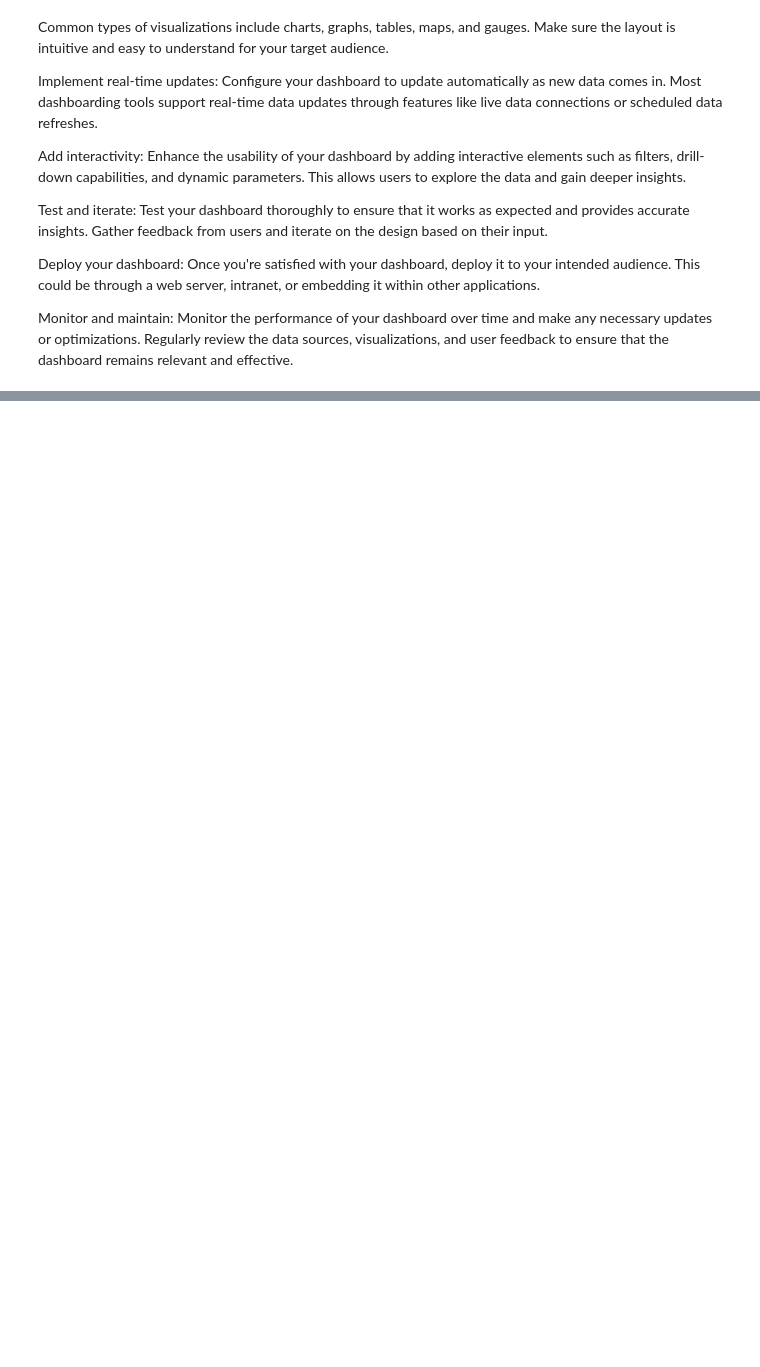
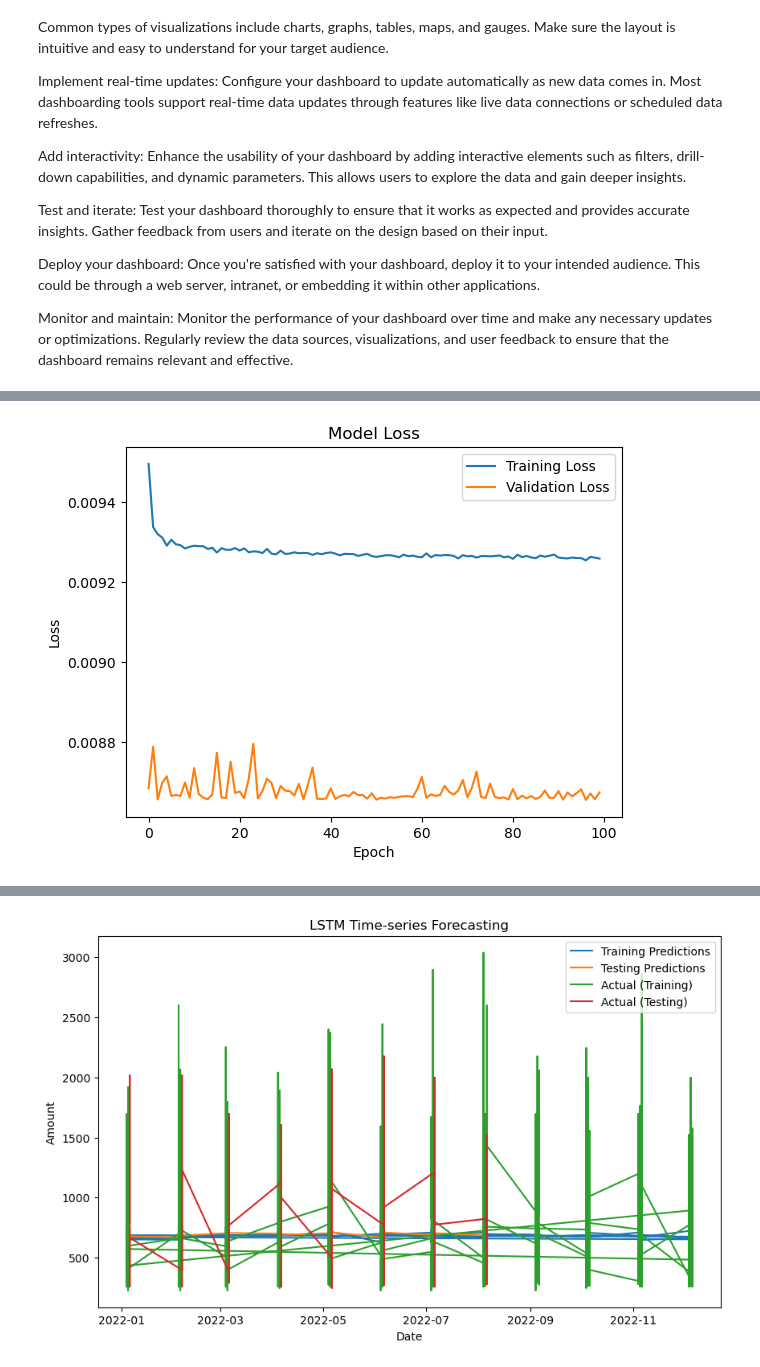
Before and after one commit to Deepak01tech/Real-time-data-analysis-dashboard-, a Jupyter notebook: Real Time Dashboard.ipynb, the cells around one changed output, grey strips where cells are left out. Cells and saved outputs as stored; diff of their text form; code cells hidden in the pictures; blank space fills up the shorter version.

```diff
--- a/Real Time Dashboard.ipynb
+++ b/Real Time Dashboard.ipynb
@@ -526,0 +483,77 @@ TypeError: 'module' object is not callable
+# %%
+import numpy as np
+import pandas as pd
+import matplotlib.pyplot as plt
+from sklearn.preprocessing import MinMaxScaler
+from tensorflow.keras.models import Sequential
+from tensorflow.keras.layers import LSTM, Dense
+
+# Assuming 'data' contains your time-series data with 'Date' as index and 'Amount' as target variable
+# Preprocessing data
+scaler = MinMaxScaler()
+scaled_data = scaler.fit_transform(data[['Amount']])
+
+# Splitting data into training and testing sets
+train_size = int(len(scaled_data) * 0.8)
+test_size = len(scaled_data) - train_size
+train_data, test_data = scaled_data[0:train_size, :], scaled_data[train_size:len(scaled_data), :]
+
+# Function to create sequences for LSTM
+def create_sequences(data, seq_length):
+    X, y = [], []
+    for i in range(len(data) - seq_length):
+        X.append(data[i:(i + seq_length), 0])
+        y.append(data[i + seq_length, 0])
+    return np.array(X), np.array(y)
+
+seq_length = 10  # Number of time steps to look back
+X_train, y_train = create_sequences(train_data, seq_length)
+X_test, y_test = create_sequences(test_data, seq_length)
+
+# Reshape input data to be 3D for LSTM [samples, time steps, features]
+X_train = np.reshape(X_train, (X_train.shape[0], X_train.shape[1], 1))
+X_test = np.reshape(X_test, (X_test.shape[0], X_test.shape[1], 1))
+
+# Define the LSTM model
+model = Sequential()
+model.add(LSTM(units=50, return_sequences=True, input_shape=(seq_length, 1)))
+model.add(LSTM(units=50))
+model.add(Dense(units=1))
+
+# Compile the model
+model.compile(optimizer='adam', loss='mean_squared_error')
+
+# Train the model
+history = model.fit(X_train, y_train, epochs=100, batch_size=32, validation_data=(X_test, y_test), verbose=1)
+
+# Plot training and validation loss
+plt.plot(history.history['loss'], label='Training Loss')
+plt.plot(history.history['val_loss'], label='Validation Loss')
+plt.title('Model Loss')
+plt.xlabel('Epoch')
+plt.ylabel('Loss')
+plt.legend()
+plt.show()
+
+# Make predictions
+train_predictions = model.predict(X_train)
+test_predictions = model.predict(X_test)
+
+# Inverse transform predictions to original scale
+train_predictions = scaler.inverse_transform(train_predictions)
+y_train = scaler.inverse_transform([y_train])
+test_predictions = scaler.inverse_transform(test_predictions)
+y_test = scaler.inverse_transform([y_test])
+
+# Plotting results
+plt.figure(figsize=(10, 6))
+plt.plot(data.index[seq_length:train_size], train_predictions, label='Training Predictions')
+plt.plot(data.index[train_size+seq_length:], test_predictions, label='Testing Predictions')
+plt.plot(data.index[:train_size], data['Amount'][:train_size], label='Actual (Training)')
+plt.plot(data.index[train_size:], data['Amount'][train_size:], label='Actual (Testing)')
+plt.title('LSTM Time-series Forecasting')
+plt.xlabel('Date')
+plt.ylabel('Amount')
+plt.legend()
+plt.show()
+# %% [output]
@@ -526,0 +577 @@ TypeError: 'module' object is not callable
+[figure, added]
@@ -526,0 +580 @@ TypeError: 'module' object is not callable
+[figure, added]
```
Also changed, not shown: parts of 15 cells of this notebook, 3 other files.
